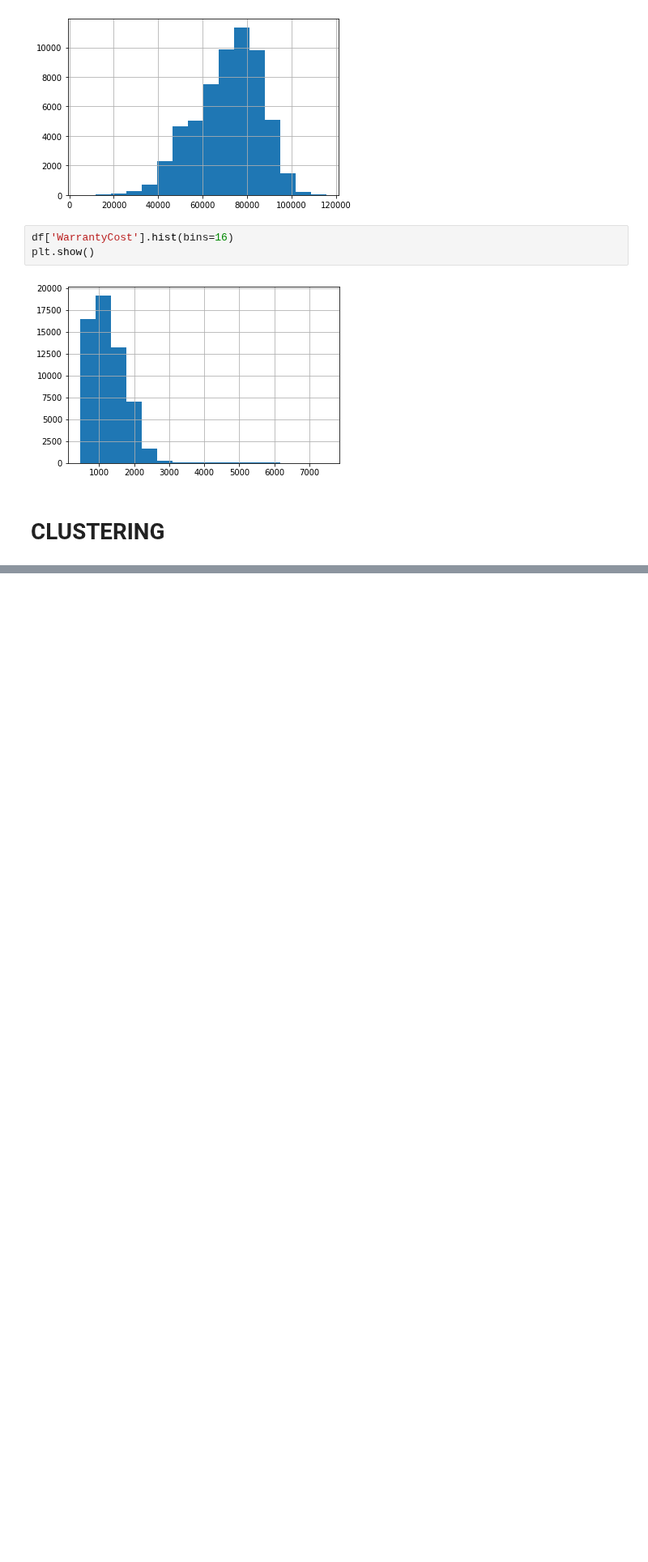
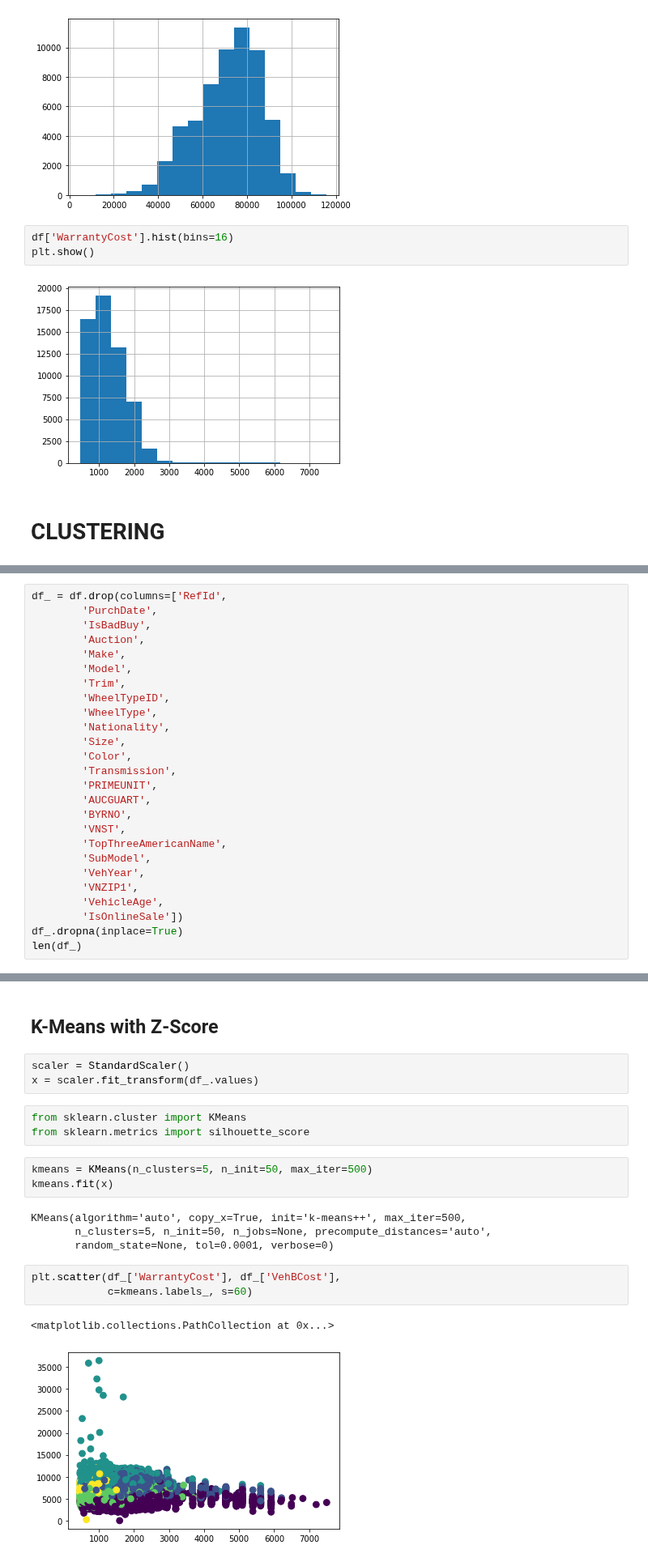
Before and after one commit to andybbruno/DataMining, a Jupyter notebook: DataUnderstanding.ipynb, the cells around one changed output, grey strips where cells are left out. Shown at 81% size. Saved outputs shown, nothing was run; the diff lists cells and outputs as text; blank space fills up the shorter version.

Commit message:
Test Clustering

```diff
--- a/DataUnderstanding.ipynb
+++ b/DataUnderstanding.ipynb
@@ -335,0 +338,26 @@ plt.show()
+# %%
+df_ = df.drop(columns=['RefId',
+        'PurchDate',
+        'IsBadBuy',
+        'Auction',
+        'Make',
+        'Model',
+        'Trim',
+        'WheelTypeID',
+        'WheelType',
+        'Nationality',
+        'Size',
+        'Color',
+        'Transmission',
+        'PRIMEUNIT',
+        'AUCGUART',
+        'BYRNO',
+        'VNST',
+        'TopThreeAmericanName',
+        'SubModel',
+        'VehYear',
+        'VNZIP1',
+        'VehicleAge',
+        'IsOnlineSale'])
+df_.dropna(inplace=True)
+len(df_)
@@ -335,0 +375,21 @@ plt.show()
+# %% [markdown]
+## K-Means with Z-Score
+# %%
+scaler = StandardScaler()
+x = scaler.fit_transform(df_.values)
+# %%
+from sklearn.cluster import KMeans
+from sklearn.metrics import silhouette_score
+# %%
+kmeans = KMeans(n_clusters=5, n_init=50, max_iter=500)
+kmeans.fit(x)
+# %% [output]
+KMeans(algorithm='auto', copy_x=True, init='k-means++', max_iter=500,
+       n_clusters=5, n_init=50, n_jobs=None, precompute_distances='auto',
+       random_state=None, tol=0.0001, verbose=0)
+# %%
+plt.scatter(df_['WarrantyCost'], df_['VehBCost'],
+            c=kmeans.labels_, s=60)
+# %% [output]
+<matplotlib.collections.PathCollection at 0x...>
+[figure, added]
```
Also changed, not shown: parts of 12 cells of this notebook.
